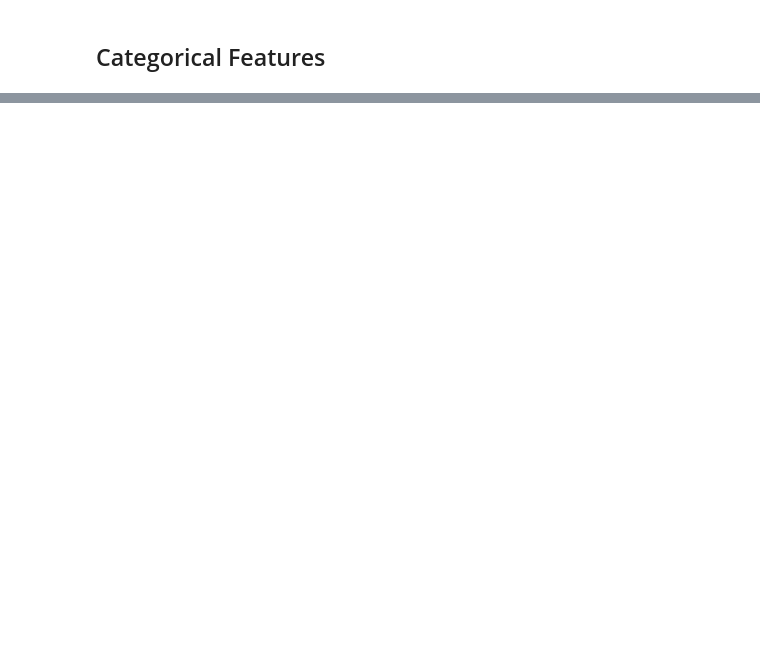
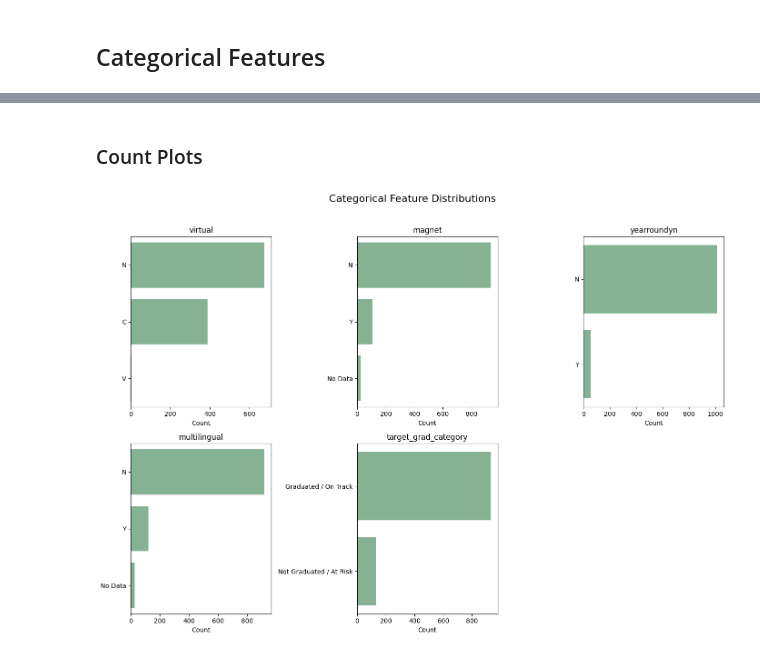
Before and after one commit to junclemente/ads599-capstone_project, a Jupyter notebook: library/02_data_exploration-univariate.ipynb, the cells around one changed output, grey strips where cells are left out. Cells and saved outputs as stored; diff of their text form; code cells hidden in the pictures; blank space fills up the shorter version.

```diff
--- a/library/02_data_exploration-univariate.ipynb
+++ b/library/02_data_exploration-univariate.ipynb
@@ -118,6 +123,14 @@ HIGH CARDINALITY: 0
 # %%
 # list features and target
 target = "regular_hs_diploma_graduates_rate"
+
+# create categorical feature of target variable
+df["target_grad_category"] = np.where(
+    df[target] >= 80,
+    'Graduated / On Track',
+    'Not Graduated / At Risk'
+)
+
 num_cols = df.select_dtypes(include='number').columns.to_list()
 
 cat_cols = df.select_dtypes(exclude='number').columns.to_list()
@@ -136,4 +136,0 @@ df_num.head()
-# %%
-df_cat = df[cat_cols].copy()
-
-df_cat.head()
@@ -272,0 +377,9 @@ dtype: int64
+# %%
+for col in cat_cols:
+    print(f"\n {col.upper()}")
+    display(
+        pd.DataFrame({
+            "Count": df_cat[col].value_counts(dropna=False),
+            "Percent": (df_cat[col].value_counts(normalize=True) * 100).round(2)
+        })
+    )
@@ -272,0 +415,28 @@ dtype: int64
+# %% [markdown]
+### Count Plots
+# %%
+n_cols = 3
+n_rows = 2
+fig, axes = plt.subplots(n_rows, n_cols, figsize=(14, 10))
+axes = axes.flatten()
+
+for i, col in enumerate(cat_cols):
+    sns.countplot(
+        y=col,
+        data=df_cat,
+        order=df_cat[col].value_counts().index,
+        color=sns.color_palette("crest")[0],   # <--- fixed
+        ax=axes[i]
+    )
+    axes[i].set_title(col)
+    axes[i].set_xlabel("Count")
+    axes[i].set_ylabel("")
+
+for j in range(len(cat_cols), len(axes)):
+    axes[j].set_visible(False)
+
+plt.suptitle("Categorical Feature Distributions", fontsize=16)
+plt.tight_layout(rect=[0, 0, 1, 0.96])
+plt.show()
+# %% [output]
+[figure, added]
```
Also changed, not shown: parts of 27 cells of this notebook.
